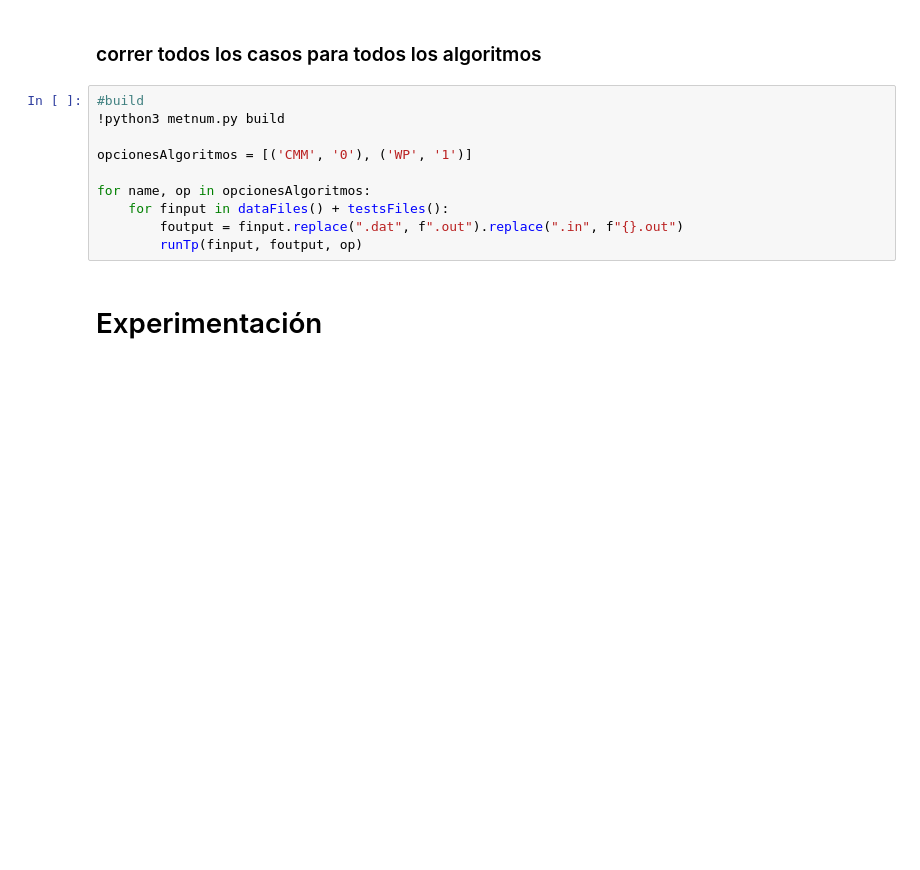
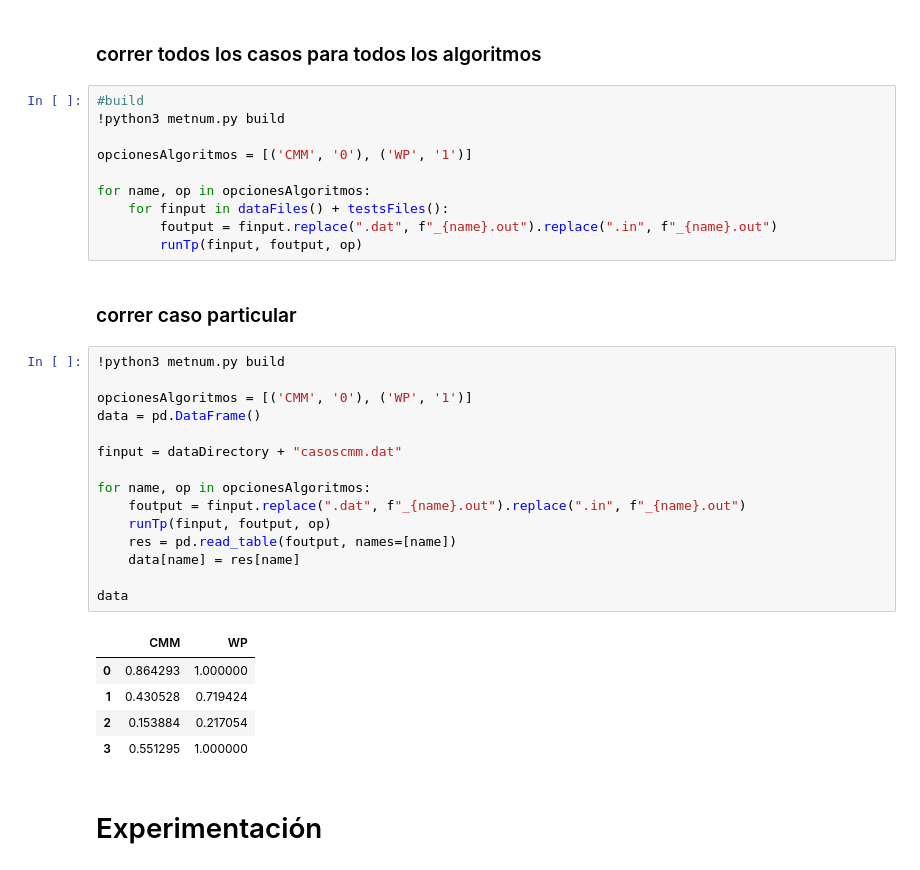
Before and after one commit to fzanollo/metodos-num, a Jupyter notebook: tp1/src/tp1mn.ipynb, the cells around one changed output. Saved outputs shown, nothing was run; the diff lists cells and outputs as text; blank space fills up the shorter version.

```diff
--- a/tp1/src/tp1mn.ipynb
+++ b/tp1/src/tp1mn.ipynb
@@ -79,8 +108,31 @@ opcionesAlgoritmos = [('CMM', '0'), ('WP', '1')]
 
 for name, op in opcionesAlgoritmos:
     for finput in dataFiles() + testsFiles():
-        foutput = finput.replace(".dat", f".out").replace(".in", f"{}.out")
+        foutput = finput.replace(".dat", f"_{name}.out").replace(".in", f"_{name}.out")
         runTp(finput, foutput, op)
+# %% [markdown]
+### correr caso particular
+# %%
+!python3 metnum.py build
+
+opcionesAlgoritmos = [('CMM', '0'), ('WP', '1')]
+data = pd.DataFrame()
+
+finput = dataDirectory + "casoscmm.dat"
+
+for name, op in opcionesAlgoritmos:
+    foutput = finput.replace(".dat", f"_{name}.out").replace(".in", f"_{name}.out")
+    runTp(finput, foutput, op)
+    res = pd.read_table(foutput, names=[name])
+    data[name] = res[name]
+
+data
+# %% [output]
+|  | CMM | WP |
+| 0 | 0.864293 | 1.000000 |
+| 1 | 0.430528 | 0.719424 |
+| 2 | 0.153884 | 0.217054 |
+| 3 | 0.551295 | 1.000000 |
 # %% [markdown]
 # Experimentación
 # %% [markdown]
```
Also changed, not shown: parts of 3 cells of this notebook, 1 other file.
